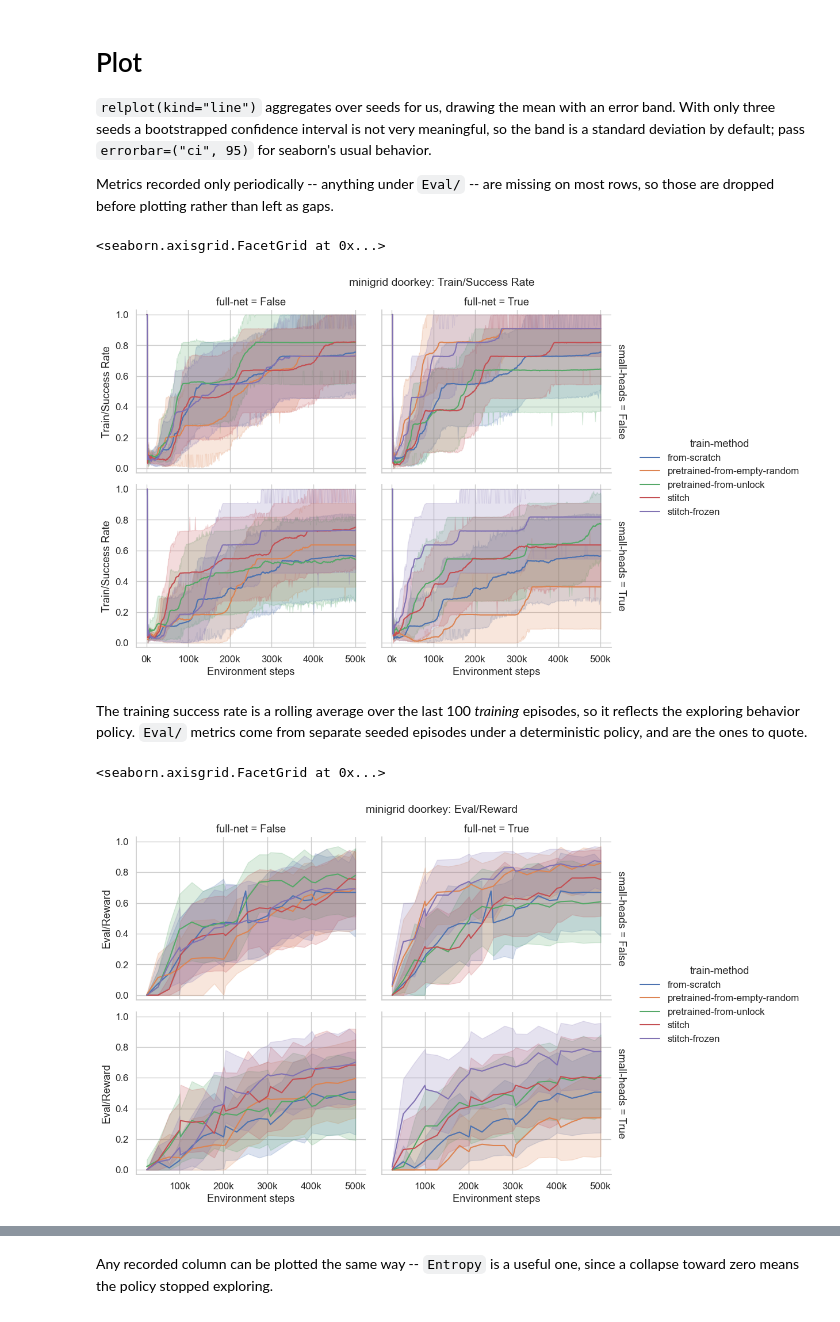
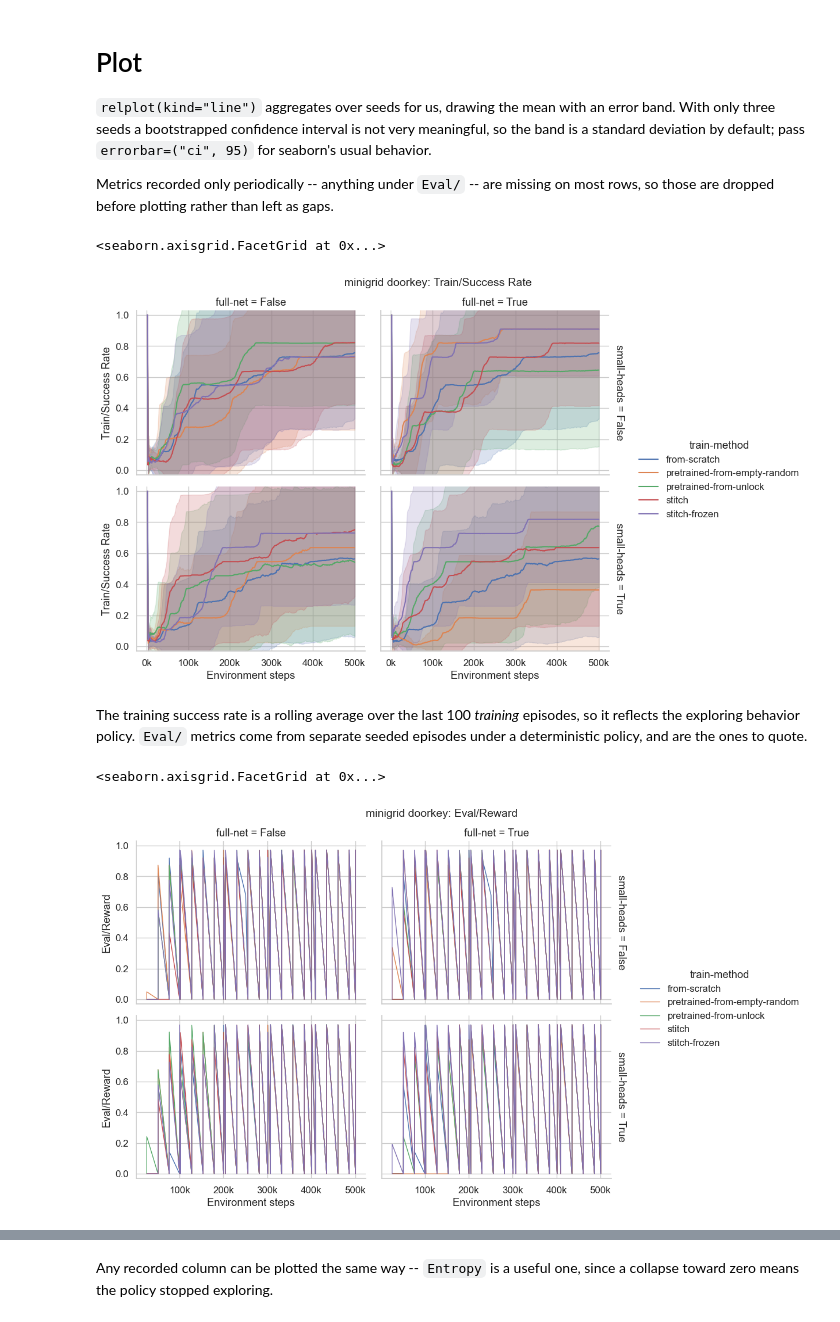
Before and after one commit to uvm-neurobotics-lab/stitching, a Jupyter notebook: src/minigrid.ipynb, the cells around one changed output, grey strips where cells are left out. Cells and saved outputs as stored; diff of their text form; code cells hidden in the pictures.

```diff
--- a/src/minigrid.ipynb
+++ b/src/minigrid.ipynb
@@ -119,6 +119,9 @@ def parse_location(location):
 def add_location_columns(df):
     """ Prepend the parsed location fields as columns. """
     parsed = pd.DataFrame([parse_location(loc) for loc in df.index.get_level_values("location")], index=df.index)
+    # A stable identifier for one training run (one seed of one configuration), for plotting trajectories singly.
+    parsed["run"] = (df.index.get_level_values("location").astype(str) + " #"
+                     + df.index.get_level_values("seed").astype(str))
     return pd.concat([parsed, df], axis=1)
 
 
@@ -249,11 +252,22 @@ Metrics recorded only periodically -- anything under `Eval/` -- are missing on m
 before plotting rather than left as gaps.
 # %%
 def plot_metric(df, y="Train/Success Rate", hue="train-method", row="small-heads", col="full-net",
-                errorbar=("ci", 95), height=3.5, aspect=1.4, ylim=None, **kwargs):
-    """ Plot one metric over the course of training, faceted by how the model was built. """
+                errorbar="sd", height=3.5, aspect=1.4, ylim=None, units=None, **kwargs):
+    """
+    Plot one metric over the course of training, faceted by how the model was built.
+
+    By default the seeds in a group are aggregated into a mean with an error band. Pass `units="run"` to draw each
+    run's own trajectory instead; seaborn requires `estimator=None` for that, which is set for you.
+    """
+    if units is None and kwargs.get("estimator", "mean") is None:
+        warnings.warn("estimator=None without `units` joins every seed of a group into one line, which sorts by "
+                      "x and zig-zags vertically through all the seeds at each step. Pass units='run' instead.")
+    if units is not None:
+        kwargs["estimator"] = None  # Seaborn only honors `units` when it is not aggregating.
+
     data = df.dropna(subset=[y]).reset_index()
     grid = sns.relplot(data=data, x="Step", y=y, hue=hue, row=row, col=col, kind="line", errorbar=errorbar,
-                       height=height, aspect=aspect, facet_kws={"margin_titles": True}, **kwargs)
+                       units=units, height=height, aspect=aspect, facet_kws={"margin_titles": True}, **kwargs)
     if ylim is None and 0 <= data[y].min() and data[y].max() <= 1:
         # A rate or a normalized return. Keep the error band from spilling into values the metric cannot take.
         ylim = (-0.03, 1.03)
@@ -270,16 +284,16 @@ def plot_metric(df, y="Train/Success Rate", hue="train-method", row="small-heads
 plot_metric(plot_df, "Train/Success Rate")
 # %% [output]
 <seaborn.axisgrid.FacetGrid at 0x...>
-[figure, old version]
+[figure, new version]
 # %% [markdown]
 The training success rate is a rolling average over the last 100 *training* episodes, so it reflects the
 exploring behavior policy. `Eval/` metrics come from separate seeded episodes under a deterministic policy, and
 are the ones to quote.
 # %%
-plot_metric(plot_df, "Eval/Reward")
+plot_metric(plot_df, "Eval/Reward", estimator=None, lw=1)
 # %% [output]
 <seaborn.axisgrid.FacetGrid at 0x...>
-[figure, old version]
+[figure, new version]
 # %%
 plot_metric(plot_df, "Eval/Success Rate")
 # %% [output]
```
Also changed, not shown: parts of 5 cells of this notebook.
